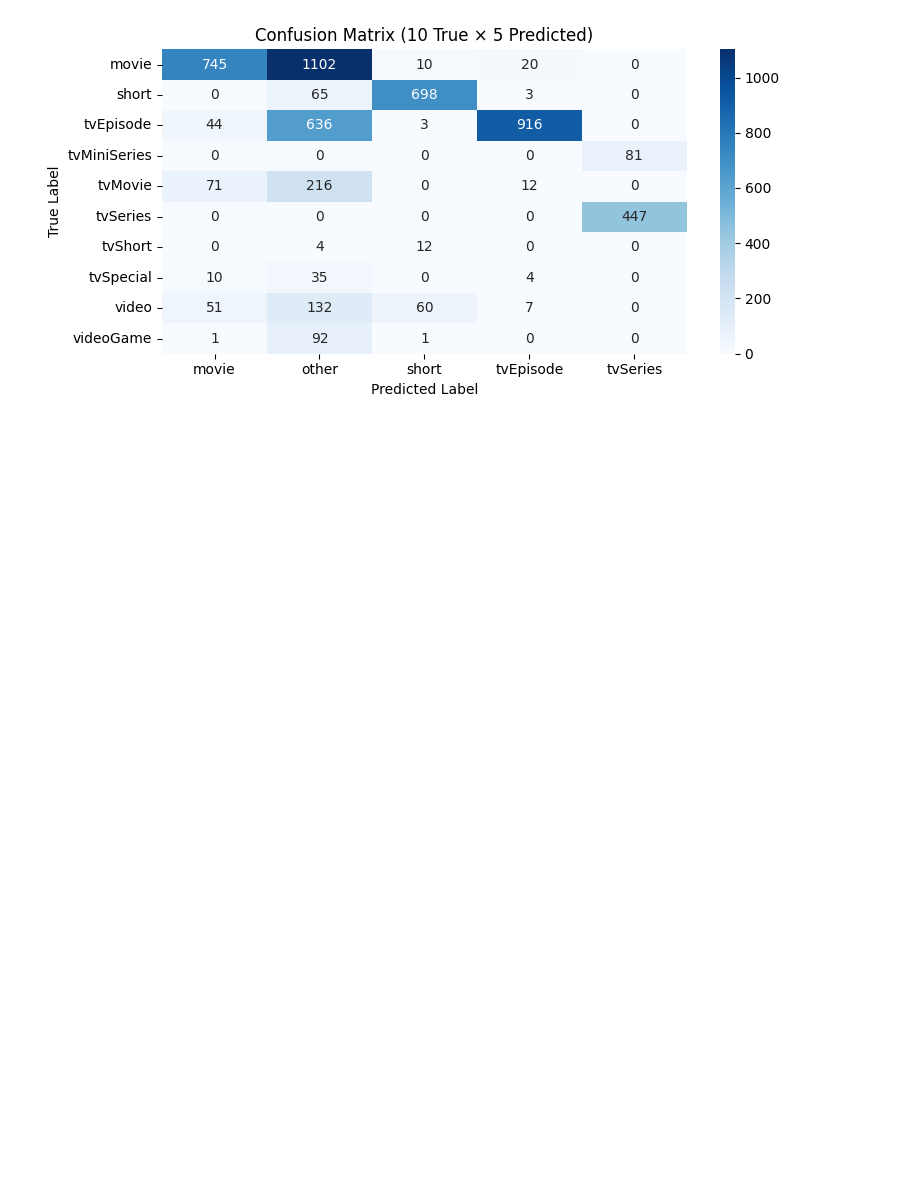
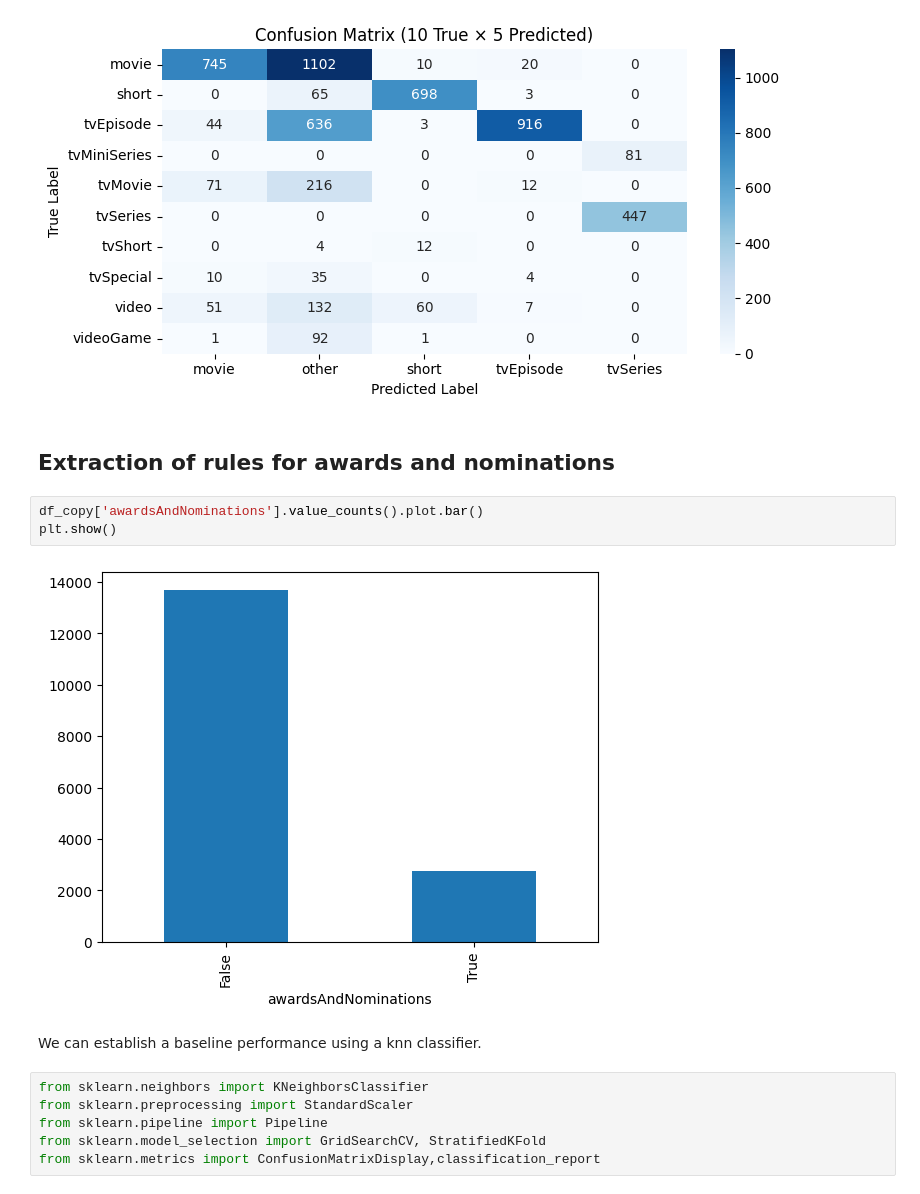
Before and after one commit to g-fabiani4-unipi/dm1_project, a Jupyter notebook: src/pattern_mining.ipynb, the cells around one changed output. Cells and saved outputs as stored; diff of their text form; blank space fills up the shorter version.

Commit message:
Add Pathetic attempt to extract rules for prediction of awards and nominations

```diff
--- a/src/pattern_mining.ipynb
+++ b/src/pattern_mining.ipynb
@@ -653,3 +647,18 @@ plt.tight_layout()
 plt.show()
 # %% [output]
 [figure]
+# %% [markdown]
+## Extraction of rules for awards and nominations
+# %%
+df_copy['awardsAndNominations'].value_counts().plot.bar()
+plt.show()
+# %% [output]
+[figure, added]
+# %% [markdown]
+We can establish a baseline performance using a knn classifier.
+# %%
+from sklearn.neighbors import KNeighborsClassifier
+from sklearn.preprocessing import StandardScaler
+from sklearn.pipeline import Pipeline
+from sklearn.model_selection import GridSearchCV, StratifiedKFold
+from sklearn.metrics import ConfusionMatrixDisplay,classification_report
```
Also changed, not shown: parts of 33 cells of this notebook.
